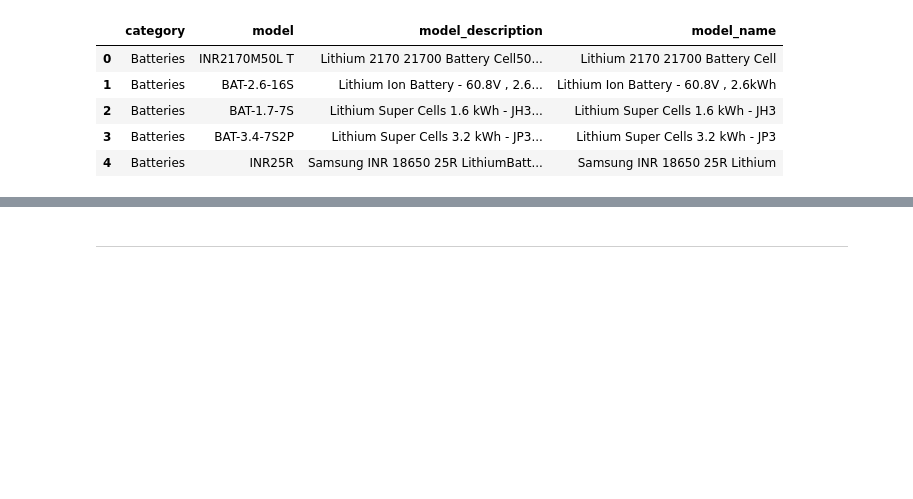
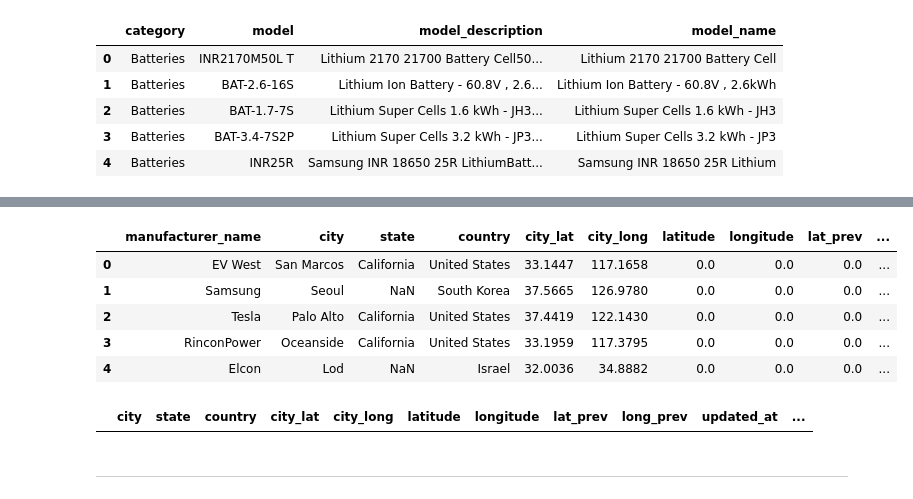
Before and after one commit to hicranA/partsUnlimitedDW, a Jupyter notebook: etl_evWest.ipynb, the cells around one changed output, grey strips where cells are left out. Cells and saved outputs as stored; diff of their text form; code cells hidden in the pictures; blank space fills up the shorter version.

```diff
--- a/etl_evWest.ipynb
+++ b/etl_evWest.ipynb
@@ -389,0 +394,5 @@ product_dim.head()
+# %%
+import pandas as pd
+
+manufacturer_loc = pd.read_csv("data/manufacturers_addresses.csv")
+manufacturer_loc.head()
@@ -389,0 +406,16 @@ product_dim.head()
+# %%
+manufacturer_loc['latitude']= float(0)
+manufacturer_loc['longitude']= float(0)
+manufacturer_loc['lat_prev'] =float(0)
+manufacturer_loc['long_prev'] = float(0)
+# convert NaN values to null dates
+manufacturer_loc['updated_at'] = pd.to_datetime(np.NaN, errors='coerce')
+# %%
+manufacturer_loc.head()
+# %% [output]
+|  | manufacturer_name | city | state | country | city_lat | city_long | latitude | longitude | lat_prev | ... |
+| 0 | EV West | San Marcos | California | United States | 33.1447 | 117.1658 | 0.0 | 0.0 | 0.0 | ... |
+| 1 | Samsung | Seoul | NaN | South Korea | 37.5665 | 126.9780 | 0.0 | 0.0 | 0.0 | ... |
+| 2 | Tesla | Palo Alto | California | United States | 37.4419 | 122.1430 | 0.0 | 0.0 | 0.0 | ... |
+| 3 | RinconPower | Oceanside | California | United States | 33.1959 | 117.3795 | 0.0 | 0.0 | 0.0 | ... |
+| 4 | Elcon | Lod | NaN | Israel | 32.0036 | 34.8882 | 0.0 | 0.0 | 0.0 | ... |
@@ -389,0 +428,4 @@ product_dim.head()
+# %%
+manufacturer_loc_distinct.head()
+# %% [output]
+|  | city | state | country | city_lat | city_long | latitude | longitude | lat_prev | long_prev | updated_at | ... |
```
Also changed, not shown: parts of 47 cells of this notebook, 4 other files.
